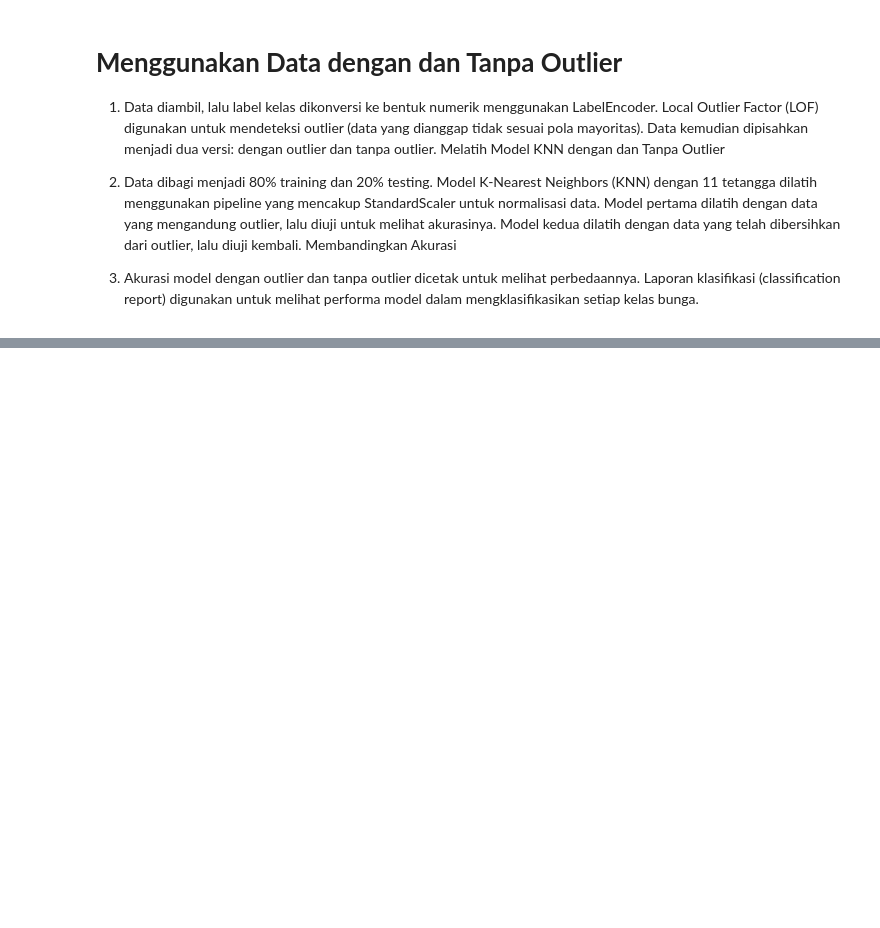
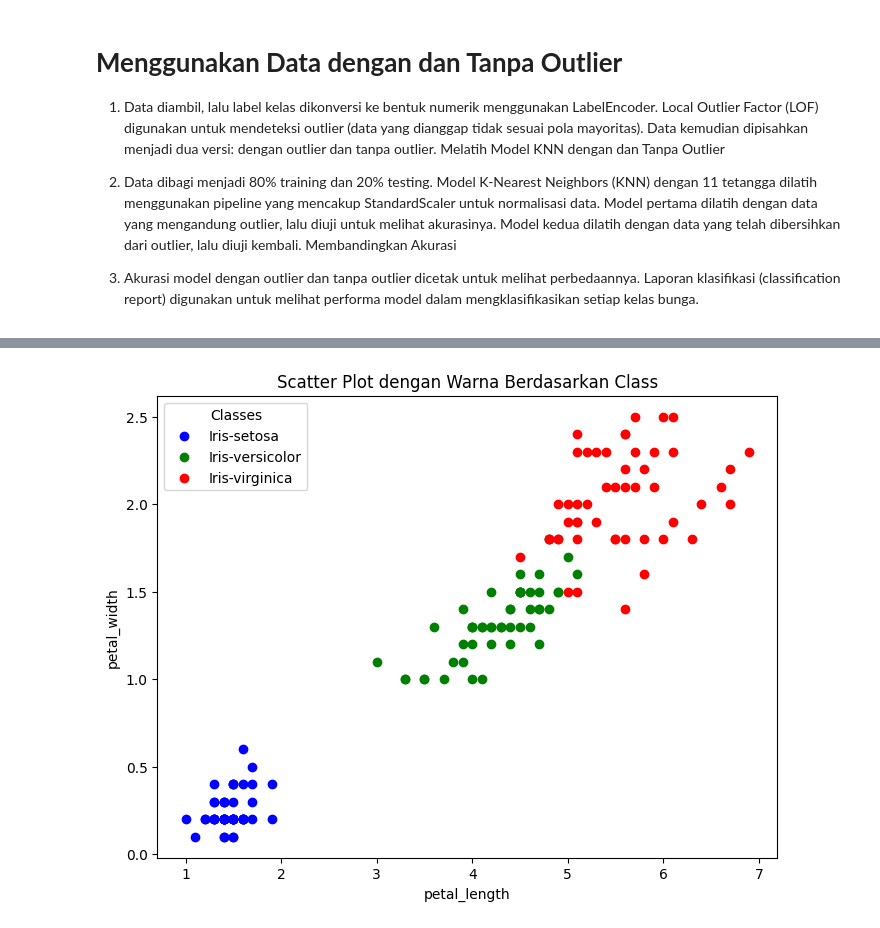
Before and after one commit to rahelse/Pendata, a Jupyter notebook: _sources/knn.ipynb, the cells around one changed output, grey strips where cells are left out. Saved outputs shown, nothing was run; the diff lists cells and outputs as text; code cells hidden in the pictures; blank space fills up the shorter version.

```diff
--- a/_sources/knn.ipynb
+++ b/_sources/knn.ipynb
@@ -367,0 +626,31 @@ Laporan klasifikasi (classification report) digunakan untuk melihat performa mod
+# %%
+import matplotlib.pyplot as plt
+import seaborn as sns
+import pandas as pd
+from sklearn import datasets
+
+# Load dataset Iris
+iris = datasets.load_iris()
+df = pd.DataFrame(iris.data, columns=iris.feature_names)
+df['class'] = iris.target
+
+# Mapping nama kelas berdasarkan target
+class_names = {0: 'Iris-setosa', 1: 'Iris-versicolor', 2: 'Iris-virginica'}
+df['class'] = df['class'].map(class_names)
+
+# Warna untuk setiap kelas
+colors = {'Iris-setosa': 'blue', 'Iris-versicolor': 'green', 'Iris-virginica': 'red'}
+
+# Scatter plot
+plt.figure(figsize=(8, 6))
+for class_label, color in colors.items():
+    subset = df[df['class'] == class_label]
+    plt.scatter(subset['petal length (cm)'], subset['petal width (cm)'], c=color, label=class_label)
+
+plt.xlabel('petal_length')
+plt.ylabel('petal_width')
+plt.title('Scatter Plot dengan Warna Berdasarkan Class')
+plt.legend(title="Classes")
+plt.show()
+# %% [output]
+[figure, added]
```
Also changed, not shown: parts of 4 cells of this notebook, 6 other files.
